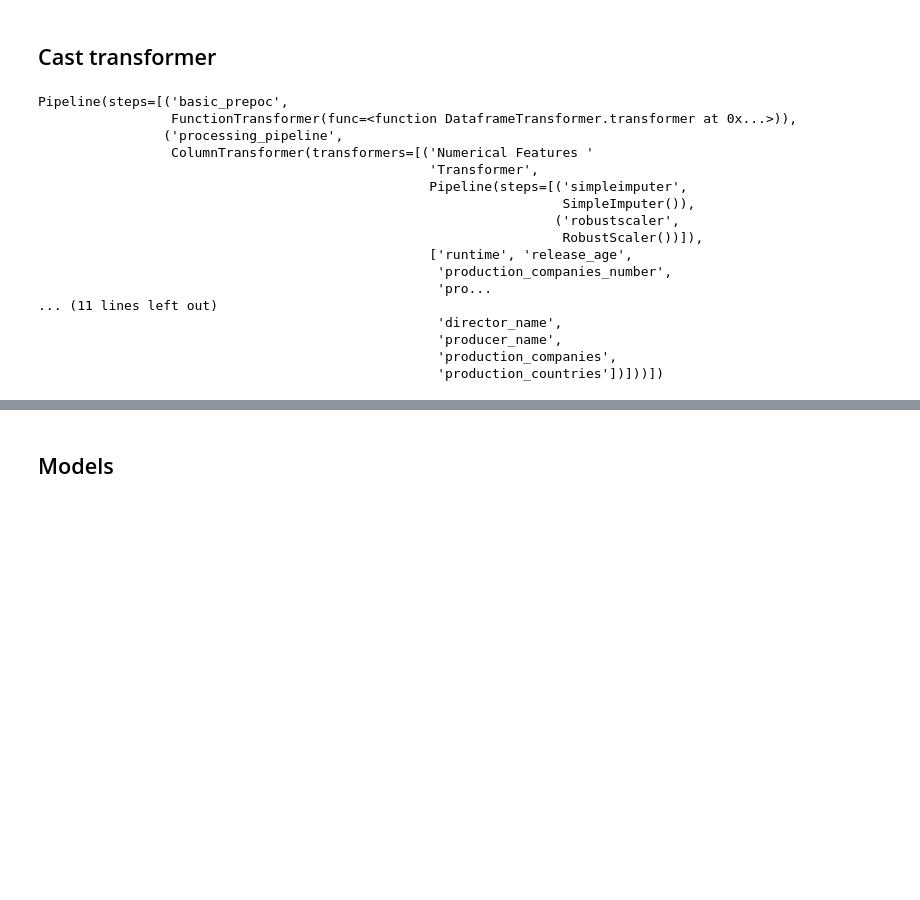
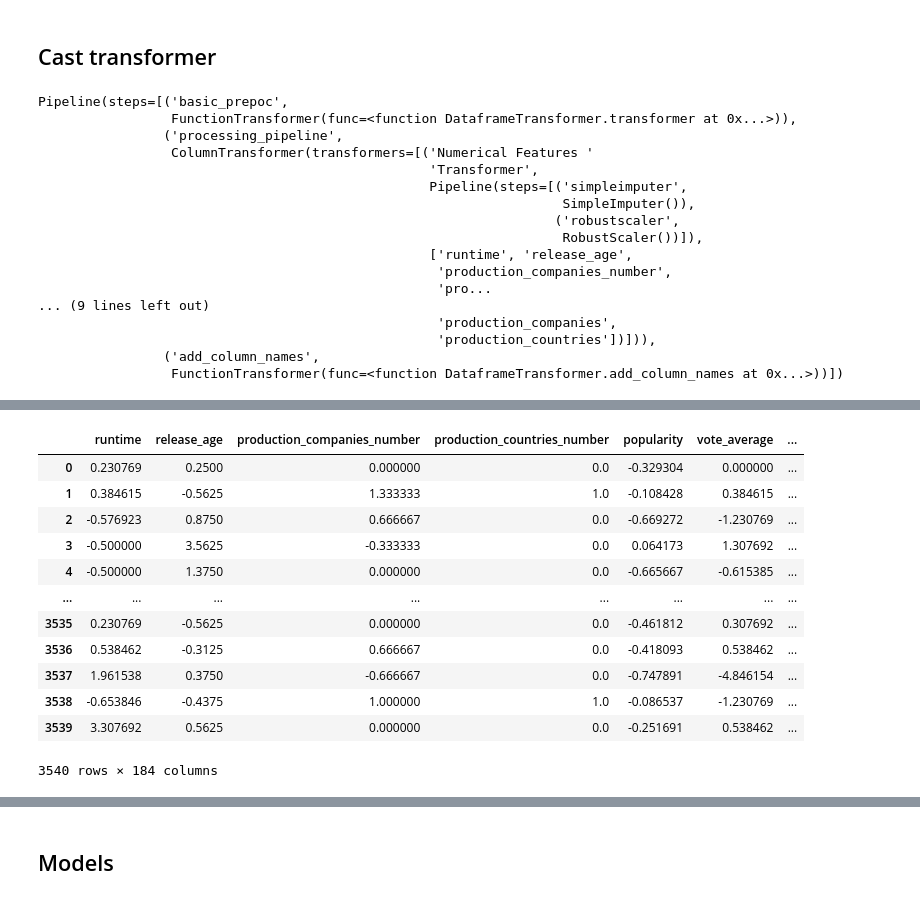
Before and after one commit to khasija/data-movie-revenue-prediction, a Jupyter notebook: notebooks/ketan_final_pipeline_model2.ipynb, the cells around one changed output, grey strips where cells are left out. Cells and saved outputs as stored; diff of their text form; code cells hidden in the pictures; blank space fills up the shorter version.

```diff
--- a/notebooks/ketan_final_pipeline_model2.ipynb
+++ b/notebooks/ketan_final_pipeline_model2.ipynb
@@ -314,7 +314,7 @@ class GenreTranformer(TransformerMixin, BaseEstimator):
 # %% [markdown]
 ## Cast transformer
 # %%
-class CastTransformer(TransformerMixin, BaseEstimator):
+class CastTransformer2(TransformerMixin, BaseEstimator):
     # BaseEstimator generates the get_params() and set_params() methods that all Pipelines require
     # TransformerMixin creates the fit_transform() method from fit() and transform()
 
@@ -567,6 +746,6 @@ class DataframeTransformer:
 # %%
 from sklearn.feature_selection import SelectPercentile, mutual_info_regression
-cast_transformer = make_pipeline(CastTransformer())
+cast_transformer = make_pipeline(CastTransformer2())
 cat_transformer = make_pipeline(SimpleImputer(strategy='most_frequent'), OneHotEncoder(handle_unknown='ignore',sparse=False,drop='if_binary'))
 num_transformer = make_pipeline(SimpleImputer(strategy='mean'), RobustScaler())
 cyclic_transformer = make_pipeline(SimpleImputer(strategy='mean'))
@@ -589,9 +768,12 @@ feature_selector = SelectPercentile(
 )
 
 
+post_transform_steps = FunctionTransformer(DataframeTransformer.add_column_names)
+
 union = Pipeline([
     ('basic_prepoc',basic_prepoc_steps),
     ('processing_pipeline', processing_pipeline),
+    ('add_column_names', post_transform_steps)
 #     ('select percentile',feature_selector)
 #     ('linear_reg',LinearRegression())
 ])
@@ -609,11 +791,11 @@ Pipeline(steps=[('basic_prepoc',
                                                   ['runtime', 'release_age',
                                                    'production_companies_number',
                                                    'pro...
-... (11 lines left out)
-                                                   'director_name',
-                                                   'producer_name',
+... (9 lines left out)
                                                    'production_companies',
-                                                   'production_countries'])]))])
+                                                   'production_countries'])])),
+                ('add_column_names',
+                 FunctionTransformer(func=<function DataframeTransformer.add_column_names at 0x...>))])
 # %%
 X_train.head()
 # %% [output]
@@ -819,4 +824,20 @@ columns_df = [
 
 # # Showing the top 5 most correlated pairs of feature
 # corr_df.sort_values(by="absolute_correlation", ascending=False).head(5*2)
+# %%
+union.fit_transform(X_train)
+# %% [output]
+|  | runtime | release_age | production_companies_number | production_countries_number | popularity | vote_average | ... |
+| 0 | 0.230769 | 0.2500 | 0.000000 | 0.0 | -0.329304 | 0.000000 | ... |
+| 1 | 0.384615 | -0.5625 | 1.333333 | 1.0 | -0.108428 | 0.384615 | ... |
+| 2 | -0.576923 | 0.8750 | 0.666667 | 0.0 | -0.669272 | -1.230769 | ... |
+| 3 | -0.500000 | 3.5625 | -0.333333 | 0.0 | 0.064173 | 1.307692 | ... |
+| 4 | -0.500000 | 1.3750 | 0.000000 | 0.0 | -0.665667 | -0.615385 | ... |
+| ... | ... | ... | ... | ... | ... | ... | ... |
+| 3535 | 0.230769 | -0.5625 | 0.000000 | 0.0 | -0.461812 | 0.307692 | ... |
+| 3536 | 0.538462 | -0.3125 | 0.666667 | 0.0 | -0.418093 | 0.538462 | ... |
+| 3537 | 1.961538 | 0.3750 | -0.666667 | 0.0 | -0.747891 | -4.846154 | ... |
+| 3538 | -0.653846 | -0.4375 | 1.000000 | 1.0 | -0.086537 | -1.230769 | ... |
+| 3539 | 3.307692 | 0.5625 | 0.000000 | 0.0 | -0.251691 | 0.538462 | ... |
+3540 rows × 184 columns
 # %%
```
Also changed, not shown: parts of 45 cells of this notebook, 3 other files.
